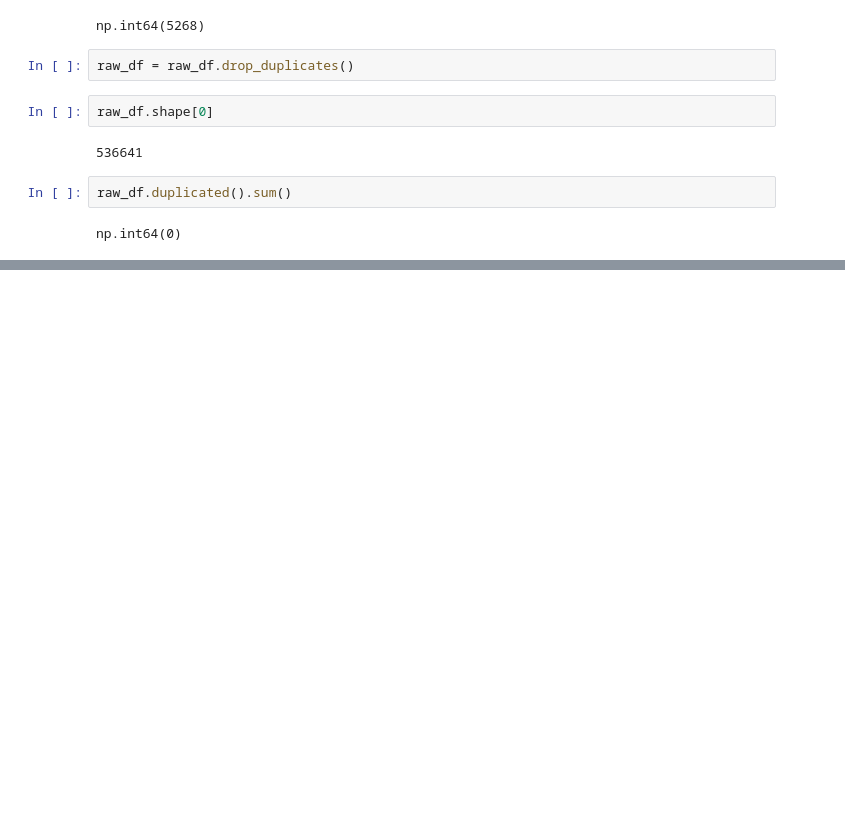
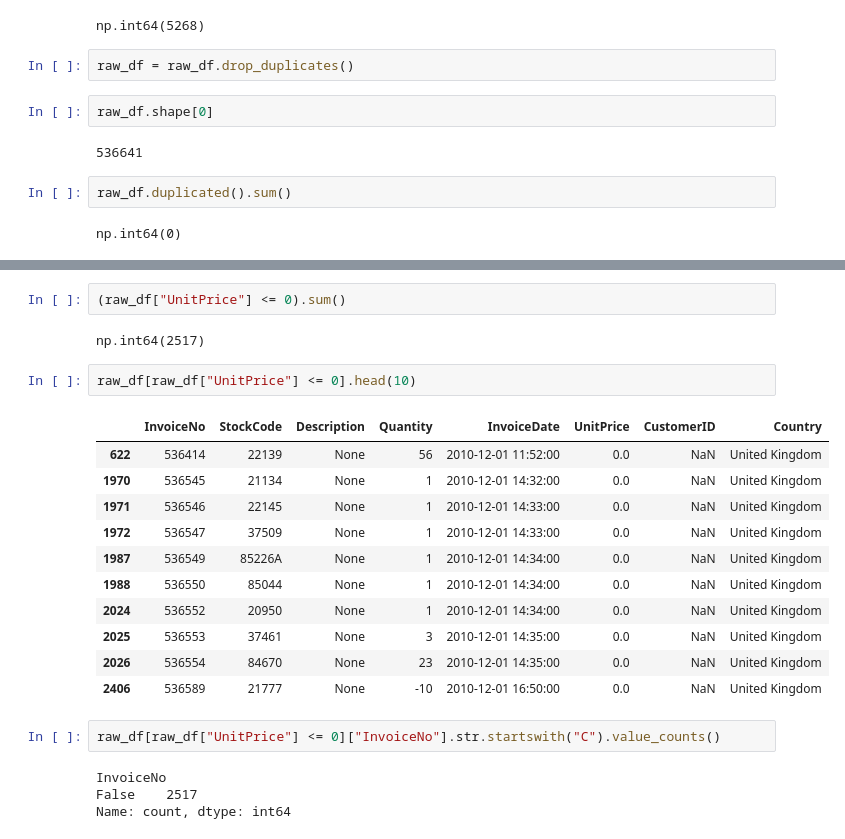
Before and after one commit to Namanj567/Online-retail-analytics, a Jupyter notebook: notebooks/etl_pipeline.ipynb, the cells around one changed output, grey strips where cells are left out. Drawn from its saved outputs; the diff is of its cells as text; blank space fills up the shorter version.

```diff
--- a/notebooks/etl_pipeline.ipynb
+++ b/notebooks/etl_pipeline.ipynb
@@ -180,3 +180,27 @@ raw_df.head()
 | 2 | 536365 | 84406B | CREAM CUPID HEARTS COAT HANGER | 8 | 2010-12-01 08:26:00 | 2.75 | 17850.0 | United Kingdom |
 | 3 | 536365 | 84029G | KNITTED UNION FLAG HOT WATER BOTTLE | 6 | 2010-12-01 08:26:00 | 3.39 | 17850.0 | United Kingdom |
 | 4 | 536365 | 84029E | RED WOOLLY HOTTIE WHITE HEART. | 6 | 2010-12-01 08:26:00 | 3.39 | 17850.0 | United Kingdom |
+# %%
+(raw_df["UnitPrice"] <= 0).sum()
+# %% [output]
+np.int64(2517)
+# %%
+raw_df[raw_df["UnitPrice"] <= 0].head(10)
+# %% [output]
+|  | InvoiceNo | StockCode | Description | Quantity | InvoiceDate | UnitPrice | CustomerID | Country |
+| 622 | 536414 | 22139 | None | 56 | 2010-12-01 11:52:00 | 0.0 | NaN | United Kingdom |
+| 1970 | 536545 | 21134 | None | 1 | 2010-12-01 14:32:00 | 0.0 | NaN | United Kingdom |
+| 1971 | 536546 | 22145 | None | 1 | 2010-12-01 14:33:00 | 0.0 | NaN | United Kingdom |
+| 1972 | 536547 | 37509 | None | 1 | 2010-12-01 14:33:00 | 0.0 | NaN | United Kingdom |
+| 1987 | 536549 | 85226A | None | 1 | 2010-12-01 14:34:00 | 0.0 | NaN | United Kingdom |
+| 1988 | 536550 | 85044 | None | 1 | 2010-12-01 14:34:00 | 0.0 | NaN | United Kingdom |
+| 2024 | 536552 | 20950 | None | 1 | 2010-12-01 14:34:00 | 0.0 | NaN | United Kingdom |
+| 2025 | 536553 | 37461 | None | 3 | 2010-12-01 14:35:00 | 0.0 | NaN | United Kingdom |
+| 2026 | 536554 | 84670 | None | 23 | 2010-12-01 14:35:00 | 0.0 | NaN | United Kingdom |
+| 2406 | 536589 | 21777 | None | -10 | 2010-12-01 16:50:00 | 0.0 | NaN | United Kingdom |
+# %%
+raw_df[raw_df["UnitPrice"] <= 0]["InvoiceNo"].str.startswith("C").value_counts()
+# %% [output]
+InvoiceNo
+False    2517
+Name: count, dtype: int64
```
Also changed, not shown: parts of 5 cells of this notebook.
